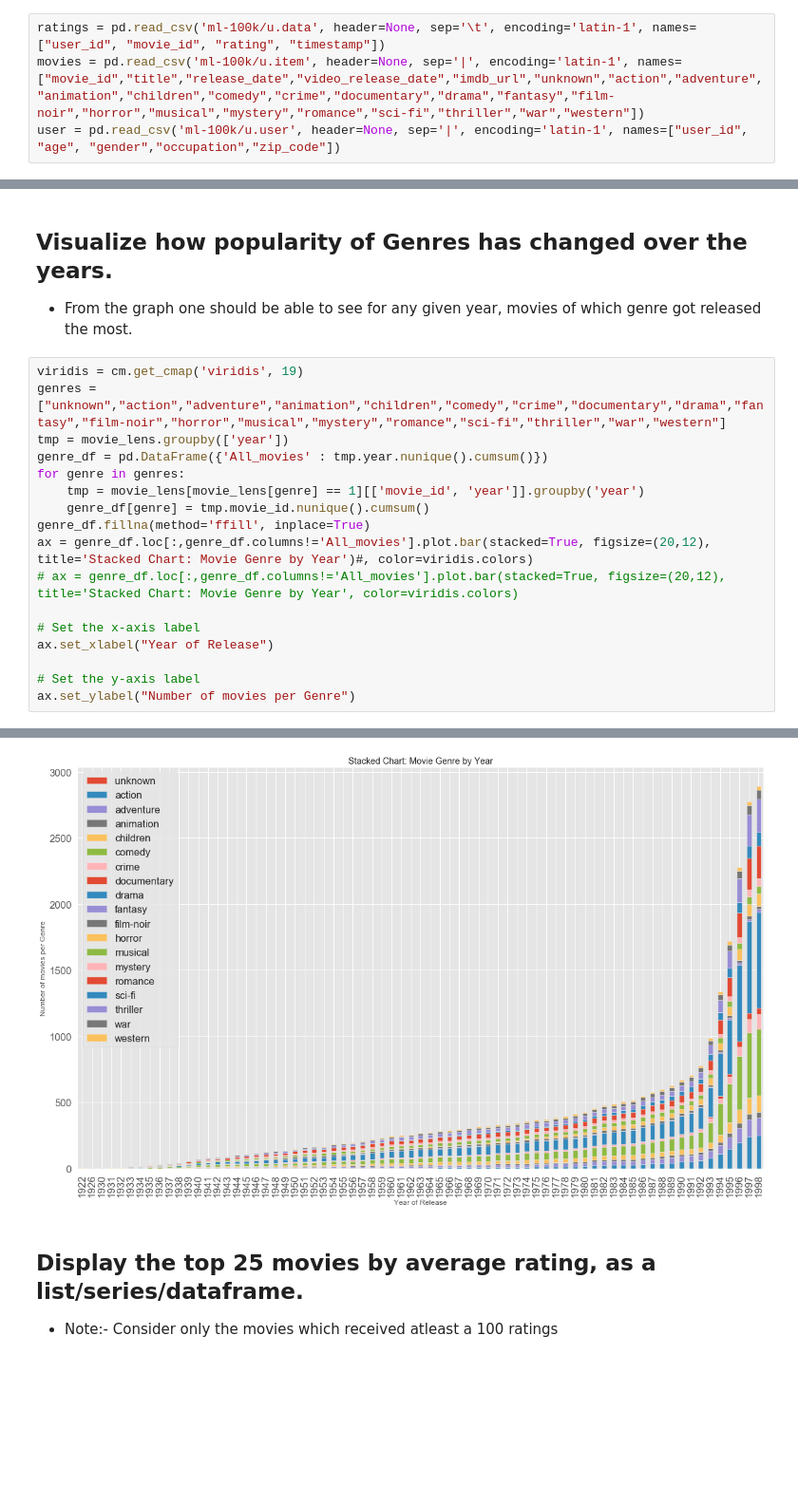
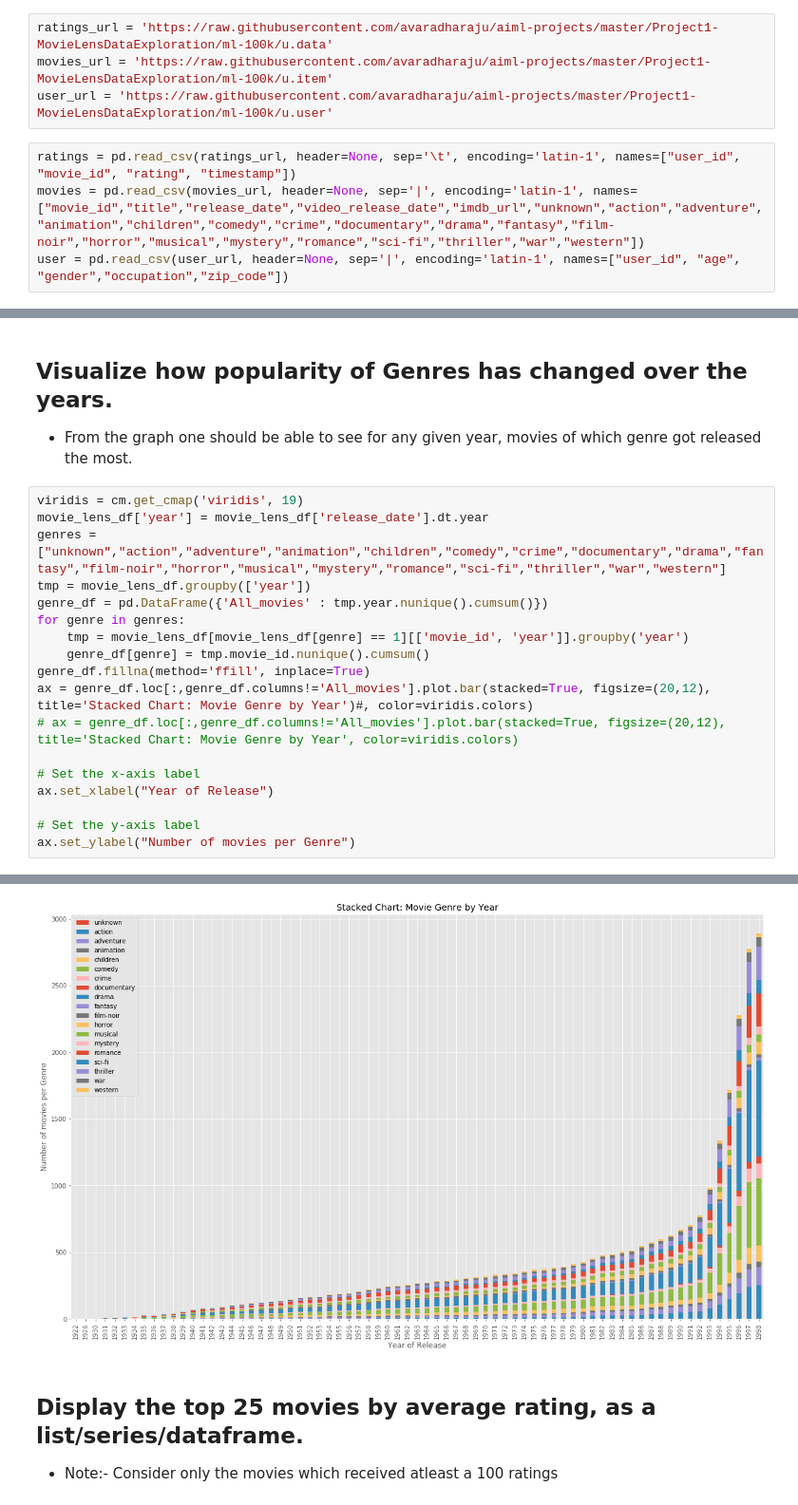
Before and after one commit to avaradharaju/aiml-projects, a Jupyter notebook: Project1-MovieLensDataExploration/movie_lens_v1.ipynb, the cells around one changed output, grey strips where cells are left out. Shown: that part at 95% size. Saved outputs shown, nothing was run; the diff lists cells and outputs as text; blank space fills up the shorter version.

Commit message:
Moved the movie lens project to the correct directory

```diff
--- a/Project1-MovieLensDataExploration/movie_lens_v1.ipynb
+++ b/Project1-MovieLensDataExploration/movie_lens_v1.ipynb
@@ -71,10 +73,14 @@ def diff(list1, list2):
     return (list(set(list1) - set(list2)))
 # %% [markdown]
 ## Load the datasets
+# %%
+ratings_url = 'https://raw.githubusercontent.com/avaradharaju/aiml-projects/master/Project1-MovieLensDataExploration/ml-100k/u.data'
+movies_url = 'https://raw.githubusercontent.com/avaradharaju/aiml-projects/master/Project1-MovieLensDataExploration/ml-100k/u.item'
+user_url = 'https://raw.githubusercontent.com/avaradharaju/aiml-projects/master/Project1-MovieLensDataExploration/ml-100k/u.user'
 # %%
-ratings = pd.read_csv('ml-100k/u.data', header=None, sep='\t', encoding='latin-1', names=["user_id", "movie_id", "rating", "timestamp"])
-movies = pd.read_csv('ml-100k/u.item', header=None, sep='|', encoding='latin-1', names=["movie_id","title","release_date","video_release_date","imdb_url","unknown","action","adventure","animation","children","comedy","crime","documentary","drama","fantasy","film-noir","horror","musical","mystery","romance","sci-fi","thriller","war","western"])
-user = pd.read_csv('ml-100k/u.user', header=None, sep='|', encoding='latin-1', names=["user_id", "age", "gender","occupation","zip_code"])
+ratings = pd.read_csv(ratings_url, header=None, sep='\t', encoding='latin-1', names=["user_id", "movie_id", "rating", "timestamp"])
+movies = pd.read_csv(movies_url, header=None, sep='|', encoding='latin-1', names=["movie_id","title","release_date","video_release_date","imdb_url","unknown","action","adventure","animation","children","comedy","crime","documentary","drama","fantasy","film-noir","horror","musical","mystery","romance","sci-fi","thriller","war","western"])
+user = pd.read_csv(user_url, header=None, sep='|', encoding='latin-1', names=["user_id", "age", "gender","occupation","zip_code"])
 # %% [markdown]
 ### Display dataset information
 # %% [markdown]
@@ -362,24 +372,25 @@ plt.show()
 - From the graph one should be able to see for any given year, movies of which genre got released the most.
 # %%
 viridis = cm.get_cmap('viridis', 19)
+movie_lens_df['year'] = movie_lens_df['release_date'].dt.year
 genres = ["unknown","action","adventure","animation","children","comedy","crime","documentary","drama","fantasy","film-noir","horror","musical","mystery","romance","sci-fi","thriller","war","western"]
-tmp = movie_lens.groupby(['year'])
+tmp = movie_lens_df.groupby(['year'])
 genre_df = pd.DataFrame({'All_movies' : tmp.year.nunique().cumsum()})
 for genre in genres:
-    tmp = movie_lens[movie_lens[genre] == 1][['movie_id', 'year']].groupby('year')
+    tmp = movie_lens_df[movie_lens_df[genre] == 1][['movie_id', 'year']].groupby('year')
     genre_df[genre] = tmp.movie_id.nunique().cumsum()
 genre_df.fillna(method='ffill', inplace=True)
 ax = genre_df.loc[:,genre_df.columns!='All_movies'].plot.bar(stacked=True, figsize=(20,12), title='Stacked Chart: Movie Genre by Year')#, color=viridis.colors)
 # ax = genre_df.loc[:,genre_df.columns!='All_movies'].plot.bar(stacked=True, figsize=(20,12), title='Stacked Chart: Movie Genre by Year', color=viridis.colors)
 
 # Set the x-axis label
 ax.set_xlabel("Year of Release")
 
 # Set the y-axis label
 ax.set_ylabel("Number of movies per Genre")
 # %% [output]
 Text(0, 0.5, 'Number of movies per Genre')
-[figure, old version]
+[figure, new version]
 # %% [markdown]
 ## Display the top 25 movies by average rating, as a list/series/dataframe.
  - Note:- Consider only the movies which received atleast a 100 ratings
```
Also changed, not shown: parts of 12 cells of this notebook, 1 other file.
